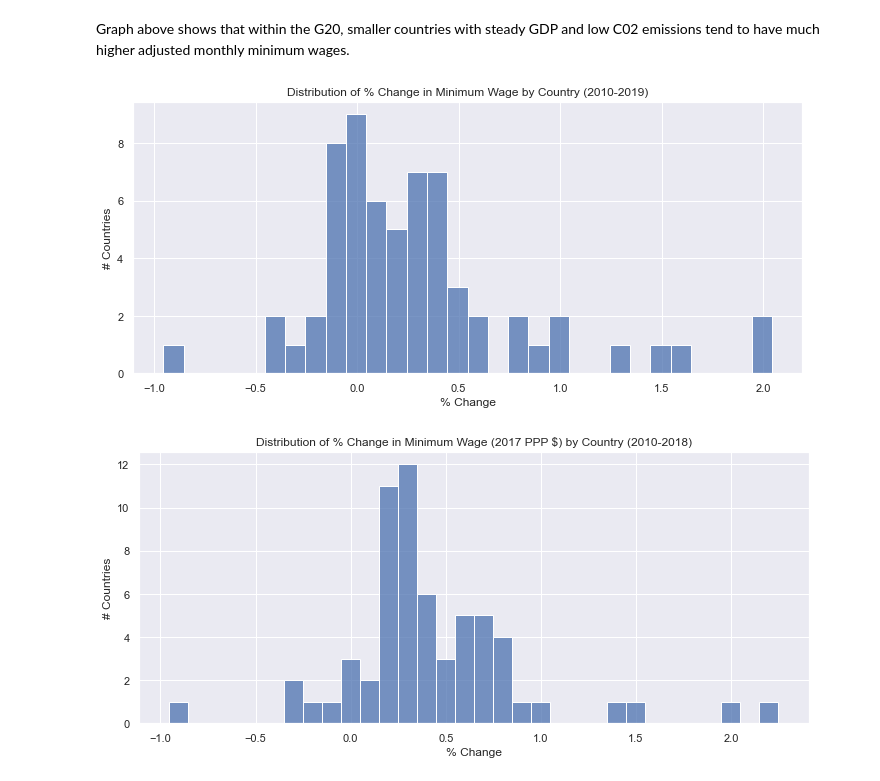
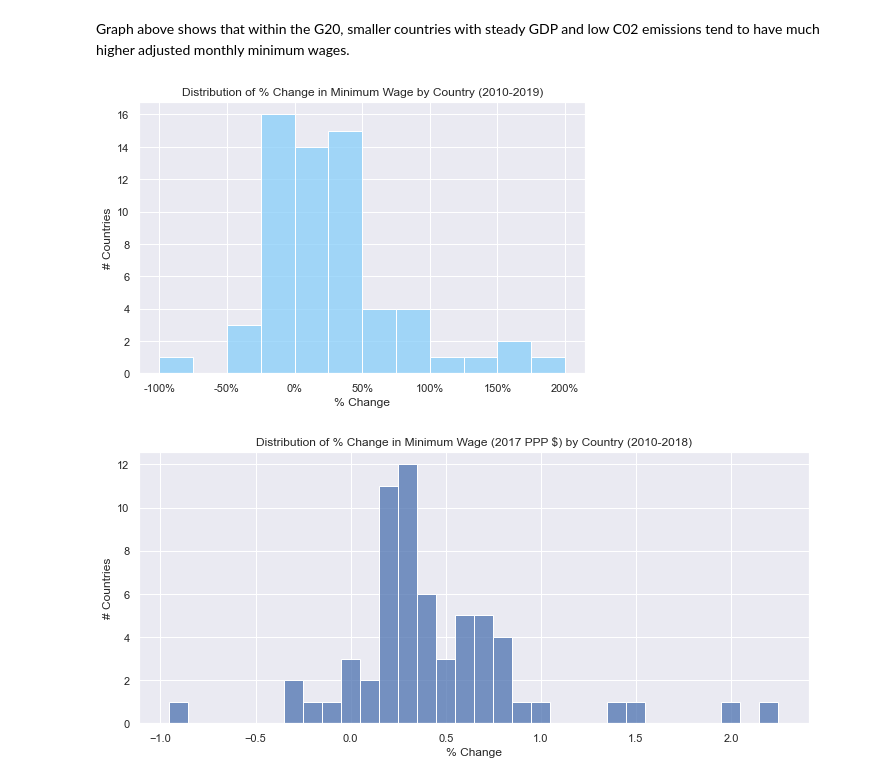
Before and after one commit to aliya-zee/chianalyst, a Jupyter notebook: MinWage-EDA.ipynb, the cells around one changed output. Cells and saved outputs as stored; diff of their text form; code cells hidden in the pictures.

```diff
--- a/MinWage-EDA.ipynb
+++ b/MinWage-EDA.ipynb
@@ -58,8 +71,8 @@ Wages are reported in local currency, 2017 PPP $, and USD. Local currency is dif
 # OECD Data
 min_wage_by_country = pd.read_excel('C:/Users/aliya/Documents/UChicago/Chicago Analyst/MinWage/Data/OECD-MinWageByCountry.xlsx',
                                    skiprows = 5)
-min_wage_by_country.drop(columns = ['Source type', 'Unnamed: 6', 'Local currency'], inplace = True)
-min_wage_by_country.rename(columns = {'Reference area': 'Country Name'}, inplace = True)
+min_wage_by_country.drop(columns = ['Source type', 'Unnamed: 6'], inplace = True)
+min_wage_by_country.rename(columns = {'Reference area': 'Country'}, inplace = True)
 min_wage_by_country['Time'] = min_wage_by_country['Time'].astype('int')
 
 # Rename some mismatched country names for matching later
@@ -76,8 +89,8 @@ oecd_rename = {'Bahamas': 'Bahamas, The',
               'Moldova, Republic of': 'Moldova',
               'Venezuela, Bolivarian Republic of': 'Venezuela, RB',
               'Viet Nam': 'Vietnam'}
-min_wage_by_country.replace({'Country Name': oecd_rename}, inplace = True)
+min_wage_by_country.replace({'Country': oecd_rename}, inplace = True)
 
-min_wage_by_country.set_index(['Country Name', 'Time'], inplace = True)
+min_wage_by_country.set_index(['Country', 'Time'], inplace = True)
 min_wage_by_country.head()
 # %% [output]
@@ -119,8 +150,9 @@ narrow_indicators = [
                      'Military expenditure (% of GDP)',
 
                      # Income disparity
-                     'Income share held by lowest 20%',
-                     'Income share held by fourth 20%',
+                     'Income share held by highest 10%',
+                     'Income share held by lowest 10%',
+                     'International migrant stock, total',
 
                      # Gender disparity
                      'Labor force, female (% of total labor force)',
@@ -144,7 +176,8 @@ world_dev_ind = world_dev_ind[world_dev_ind['Indicator Name'].isin(narrow_indica
 world_dev_ind = pd.melt(world_dev_ind, id_vars = ['Country Name', 'Indicator Name'], var_name = 'Time')
 world_dev_ind['Time'] = world_dev_ind['Time'].astype('int')
 world_dev_ind = world_dev_ind[world_dev_ind['Time'] > 2009]
-world_dev_ind= pd.pivot(world_dev_ind, index = ['Country Name', 'Time'], columns = ['Indicator Name'], values = ['value'])
+world_dev_ind.rename(columns = {'Country Name': 'Country'}, inplace = True)
+world_dev_ind= pd.pivot(world_dev_ind, index = ['Country', 'Time'], columns = ['Indicator Name'], values = ['value'])
 world_dev_ind.columns = pd.Series(narrow_indicators).sort_values()
 
 # Final datatset
@@ -159,6 +192,6 @@ world_dev_ind.head()
 |  | 2014 | 2.209428e+06 | 8467.103 | 9.528878 | 59.008934 | ... |
 # %%
 # Join the World Bank & OECD data
-country_data = min_wage_by_country.merge(world_dev_ind, how = 'inner', on = ['Country Name', 'Time'])
+country_data = min_wage_by_country.merge(world_dev_ind, how = 'inner', on = ['Country', 'Time'])
 country_data.head()
 # %% [output]
@@ -223,15 +262,18 @@ g = g.set(title = 'Spearman Correlation between Minimum Wage (2017 PPP $) & Vari
 # %% [markdown]
 Graph above shows that within the G20, smaller countries with steady GDP and low C02 emissions tend to have much higher adjusted monthly minimum wages.
 # %%
-graph_data = country_data.pivot(index = ['Country Name'], columns = ['Time'], values = ['U.S. dollars'])
+graph_data = country_data.pivot(index = ['Country'], columns = ['Time'], values = ['U.S. dollars'])
 graph_data.columns = range(0, 11)
 graph_data['% Change'] = graph_data[9] / graph_data[0] - 1
-graph_data
 
 # Graph
-plt.figure(figsize=(12, 5))
-g = sns.histplot(graph_data['% Change'], binwidth = 0.1)
-g = g.set(title = 'Distribution of % Change in Minimum Wage by Country (2010-2019)', xlabel = "% Change", ylabel = "# Countries")
+import numpy as np
+plt.figure(figsize=(8, 5))
+g = sns.histplot(graph_data['% Change'], binwidth = 0.25, binrange = [-1, 2], color = 'lightskyblue')
+vals = g.get_xticks()
+g = g.set(title = 'Distribution of % Change in Minimum Wage by Country (2010-2019)',
+          xlabel = "% Change", ylabel = "# Countries",
+          xticklabels = ['{:,.0%}'.format(x) for x in vals])
 # %% [output]
-[figure, old version]
+[figure, new version]
 # %%
```
Also changed, not shown: parts of 35 cells of this notebook.
